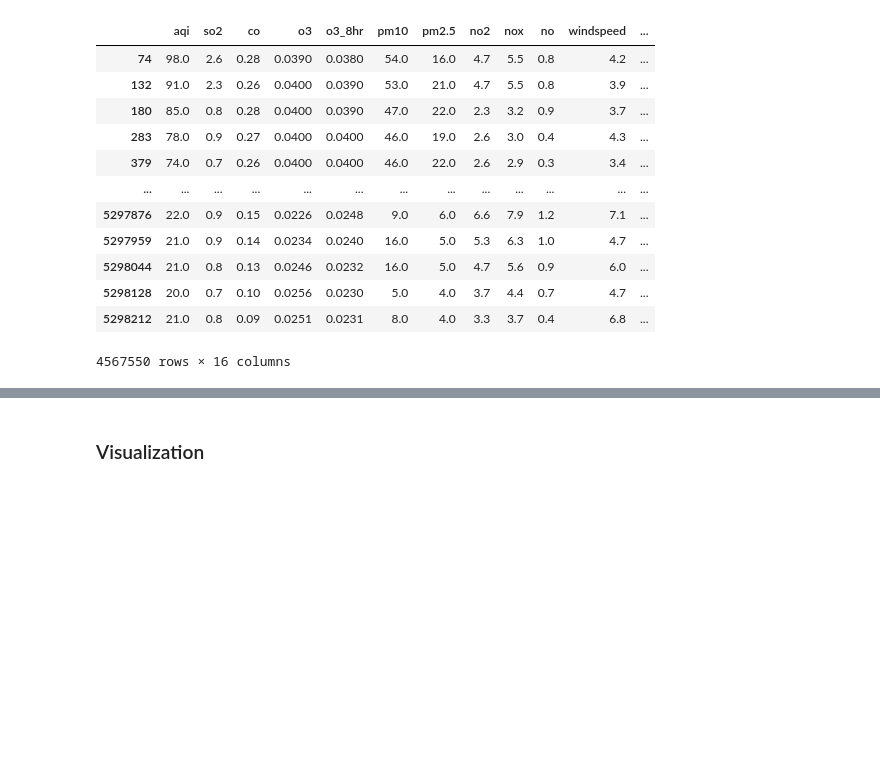
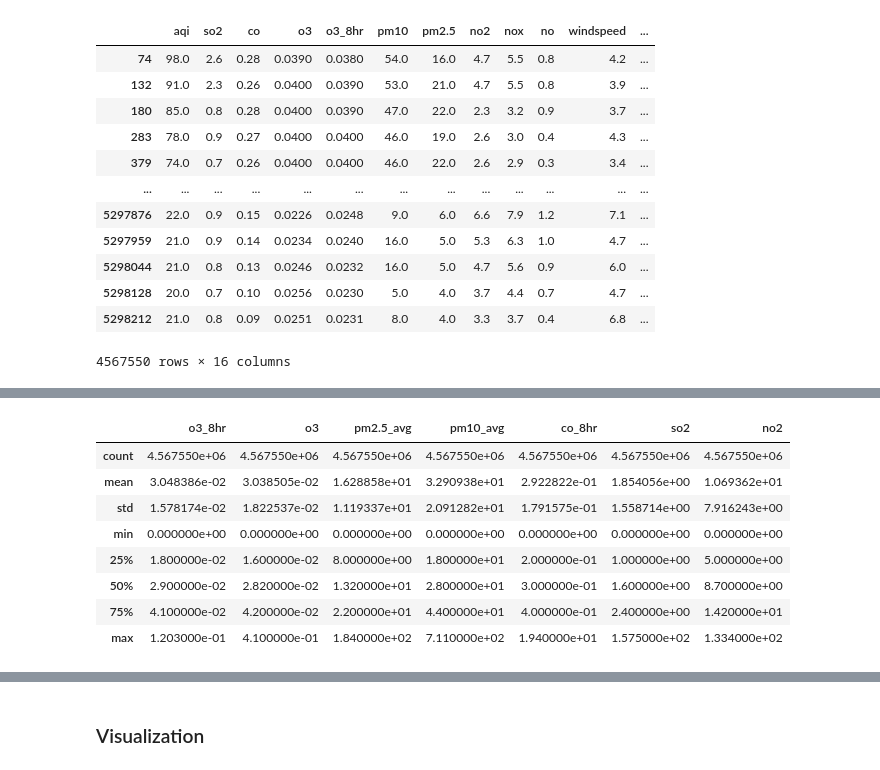
Before and after one commit to George930502/Forecasting-Air-Quality-Index-Levels-in-Taiwan, a Jupyter notebook: preprocess.ipynb, the cells around one changed output, grey strips where cells are left out. Cells and saved outputs as stored; diff of their text form; code cells hidden in the pictures; blank space fills up the shorter version.

```diff
--- a/preprocess.ipynb
+++ b/preprocess.ipynb
@@ -145,0 +224,12 @@ preprocess_data_cleaned
+# %%
+final_preprocess_data_filtered.describe()
+# %% [output]
+|  | o3_8hr | o3 | pm2.5_avg | pm10_avg | co_8hr | so2 | no2 |
+| count | 4.567550e+06 | 4.567550e+06 | 4.567550e+06 | 4.567550e+06 | 4.567550e+06 | 4.567550e+06 | 4.567550e+06 |
+| mean | 3.048386e-02 | 3.038505e-02 | 1.628858e+01 | 3.290938e+01 | 2.922822e-01 | 1.854056e+00 | 1.069362e+01 |
+| std | 1.578174e-02 | 1.822537e-02 | 1.119337e+01 | 2.091282e+01 | 1.791575e-01 | 1.558714e+00 | 7.916243e+00 |
+| min | 0.000000e+00 | 0.000000e+00 | 0.000000e+00 | 0.000000e+00 | 0.000000e+00 | 0.000000e+00 | 0.000000e+00 |
+| 25% | 1.800000e-02 | 1.600000e-02 | 8.000000e+00 | 1.800000e+01 | 2.000000e-01 | 1.000000e+00 | 5.000000e+00 |
+| 50% | 2.900000e-02 | 2.820000e-02 | 1.320000e+01 | 2.800000e+01 | 3.000000e-01 | 1.600000e+00 | 8.700000e+00 |
+| 75% | 4.100000e-02 | 4.200000e-02 | 2.200000e+01 | 4.400000e+01 | 4.000000e-01 | 2.400000e+00 | 1.420000e+01 |
+| max | 1.203000e-01 | 4.100000e-01 | 1.840000e+02 | 7.110000e+02 | 1.940000e+01 | 1.575000e+02 | 1.334000e+02 |
```
Also changed, not shown: parts of 16 cells of this notebook, 1 other file.
